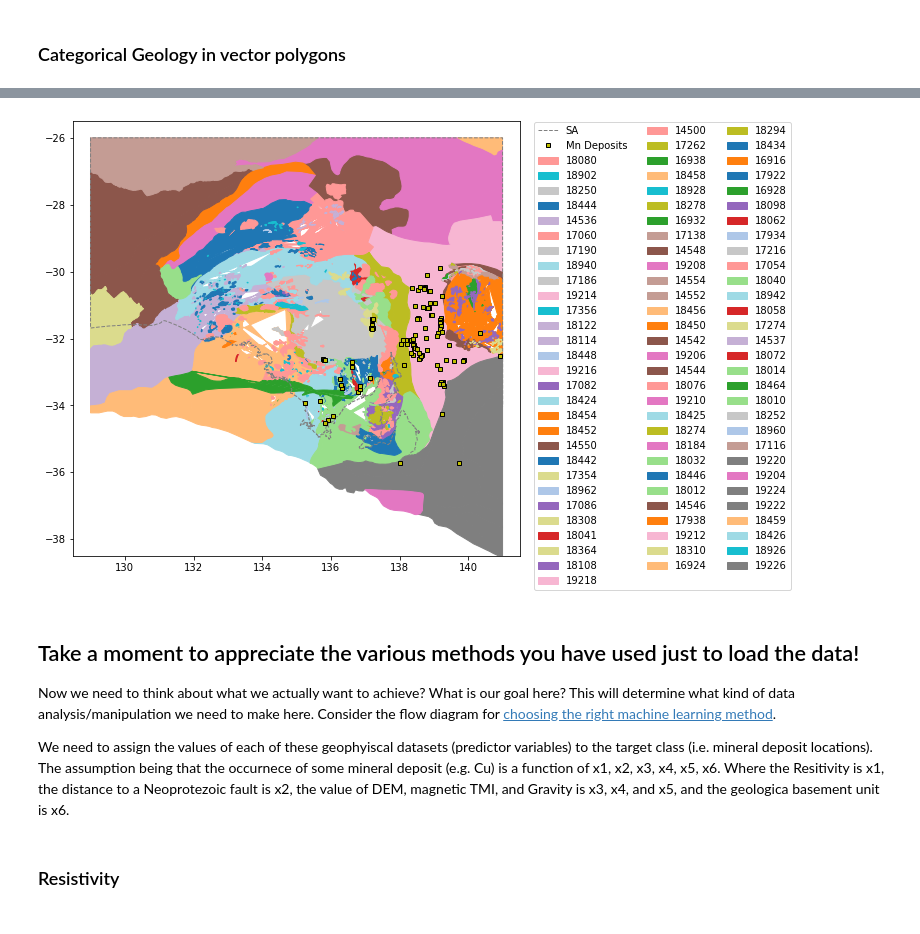
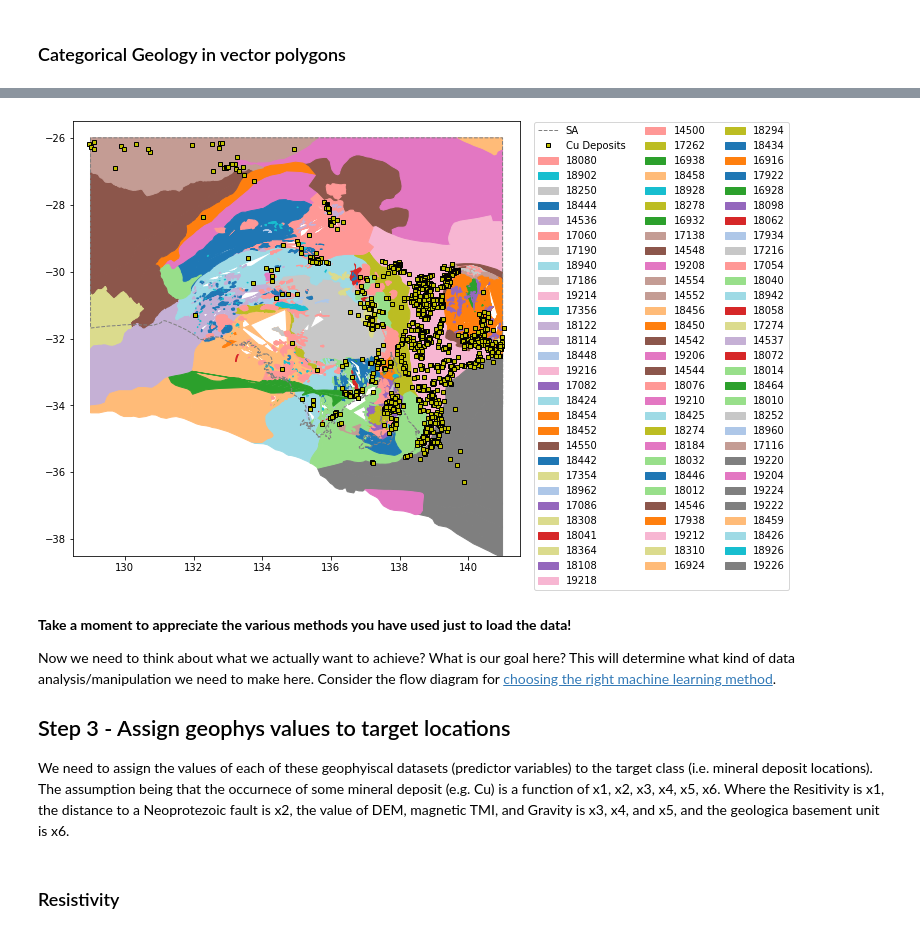
Before and after one commit to Sydney-Informatics-Hub/geopython-pawsey, a Jupyter notebook: _ipynb/01-build_the_data.ipynb, the cells around one changed output, grey strips where cells are left out. Saved outputs shown, nothing was run; the diff lists cells and outputs as text; code cells hidden in the pictures.

```diff
--- a/_ipynb/01-build_the_data.ipynb
+++ b/_ipynb/01-build_the_data.ipynb
@@ -86,9 +82,9 @@ xval = [x[0] for x in shapes[1].points]
 yval = [x[1] for x in shapes[1].points]
 # %%
 # Subset the data, for a single Mineral target
-commname='Mn'
+commname='Cu'
 
-#Pull our all the occurences of the commodity and go from there
+#Pull out all the occurences of the commodity and go from there
 comm=df[df['COMM_CODE'].str.contains(commname)]
 comm=comm.reset_index(drop=True)
 print("Shape of "+ commname, comm.shape)
@@ -271,3 +273,7 @@ geolshape=shapefile.Reader("data/Archaean_Early_Mesoprterzoic_polygons_shp/geolo
 
 recsArch   = geolshape.records()
 shapesArch  = geolshape.shapes()
+# %%
+# Print the field names in the shapefile
+for i,field in enumerate(geolshape.fields):
+    print(i-1,field[0])
@@ -275,10 +299,12 @@ shapesArch  = geolshape.shapes()
 fig = plt.figure(figsize=(8,8))
 ax = plt.axes()
 
+#index of the geology unit
+geoindex = 23
 #Gather all the unique Major Geology unit numbers
 labs=[]
 for i in recsArch:
-    labs.append(i[-1])
+    labs.append(i[geoindex])
 
 geols = list(set(labs))
 
@@ -289,40 +315,42 @@ for i, geol in enumerate(geols):
     cdict.update({geol:color[i]})
 
 #Plot each of the geology polygons
 legend1=[]
 for i in range(len(shapesArch)):
     boundary = shapesArch[i].points
     xs = [x for x, y in shapesArch[i].points]
     ys = [y for x, y in shapesArch[i].points]
-    c = cdict[recsArch[i][-1]]
-    l1 = ax.fill(xs,ys,c=c,label=recsArch[i][-1])
+    c = cdict[recsArch[i][geoindex]]
+    l1 = ax.fill(xs,ys,c=c,label=recsArch[i][geoindex])
     legend1.append(l1)
 
 #Plot the extra stuff
 l2 = ax.plot(xval,yval,'grey',linestyle='--',linewidth=1,label='SA')
 l3 = ax.plot(comm.LONGITUDE, comm.LATITUDE,
         marker='s', markeredgecolor='k', linestyle='',markersize=4, color='y',
         label=commname+" Deposits")
 
 #Todo: Split the legends
 #ax.legend([l2,l3],['SA',commname+" Deposits"],loc=3)
 
 #Legend without duplicate values
 handles, labels = ax.get_legend_handles_labels()
 unique = [(h, l) for i, (h, l) in enumerate(zip(handles, labels)) if l not in labels[:i]]
 ax.legend(*zip(*unique), bbox_to_anchor = (1.02, 1.01), ncol=3)
 
 plt.xlim(128.5,141.5)
 plt.ylim(-38.5,-25.5)
 #plt.legend(loc=3) #bbox_to_anchor = (1.05, 0.6))
 
 plt.show()
 # %% [output]
-[figure, old version]
+[figure, new version]
 # %% [markdown]
-## Take a moment to appreciate the various methods you have used just to load the data!
+**Take a moment to appreciate the various methods you have used just to load the data!**
 
 Now we need to think about what we actually want to achieve? What is our goal here? This will determine what kind of data analysis/manipulation we need to make here. Consider the flow diagram for [choosing the right machine learning method](https://scikit-learn.org/stable/tutorial/machine_learning_map/index.html).
+
+## Step 3 - Assign geophys values to target locations
 
 We need to assign the values of each of these geophyiscal datasets (predictor variables) to the target class (i.e. mineral deposit locations).
 The assumption being that the occurnece of some mineral deposit (e.g. Cu) is a function of x1, x2, x3, x4, x5, x6.
```
Also changed, not shown: parts of 63 cells of this notebook, 36 other files.
